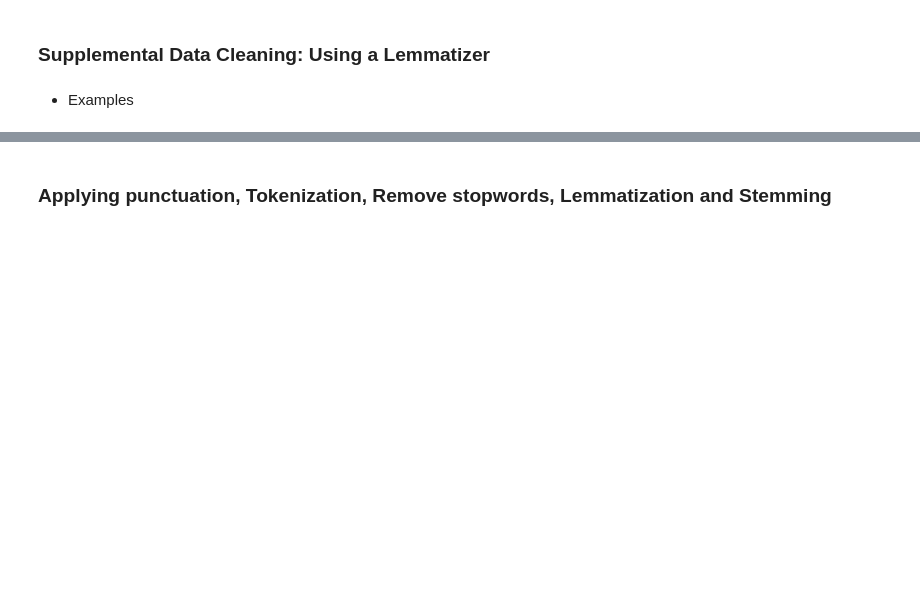
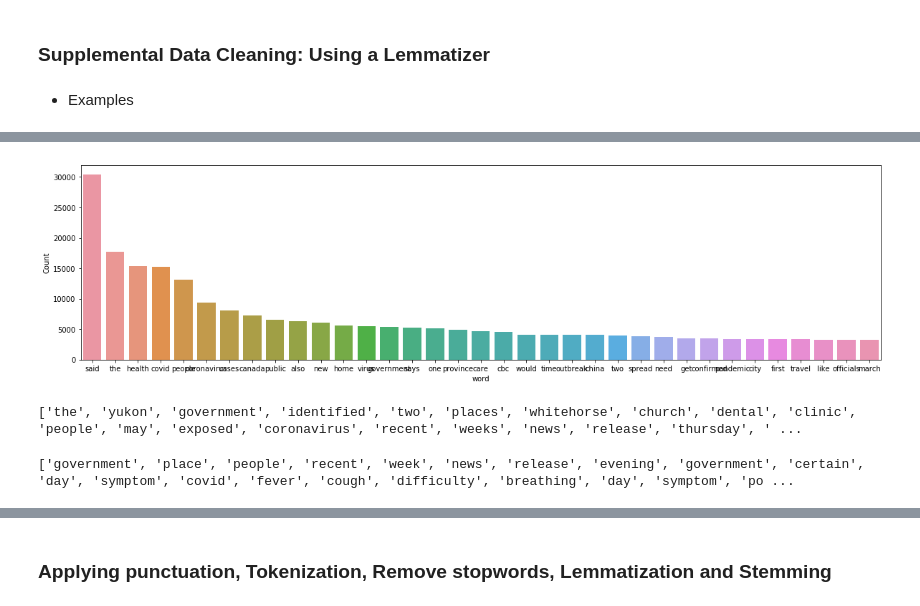
Before and after one commit to Vectorlites/Capstone, a Jupyter notebook: covid_hackathon_Merged.ipynb, the cells around one changed output, grey strips where cells are left out. Drawn from its saved outputs; the diff is of its cells as text; code cells hidden in the pictures; blank space fills up the shorter version.

```diff
--- a/covid_hackathon_Merged.ipynb
+++ b/covid_hackathon_Merged.ipynb
@@ -319,0 +738,18 @@ df.head(10)
+# %%
+# function to remove stopwords
+def remove_stopwords(rev):
+    rev_new = " ".join([i for i in rev if i not in stop_words])
+    return rev_new
+
+# remove short words (length < 3)
+df['text'] = df['text'].apply(lambda x: ' '.join([w for w in x.split() if len(w)>2]))
+
+# remove stopwords from the text
+reviews = [remove_stopwords(r.split()) for r in df['text']]
+
+# make entire text lowercase
+reviews = [r.lower() for r in reviews]
+# %%
+freq_words(reviews, 35)
+# %% [output]
+[figure, added]
@@ -319,0 +767,10 @@ df.head(10)
+# %%
+tokenized_reviews = pd.Series(reviews).apply(lambda x: x.split())
+print(tokenized_reviews[1])
+# %% [output]
+['the', 'yukon', 'government', 'identified', 'two', 'places', 'whitehorse', 'church', 'dental', 'clinic', 'people', 'may', 'exposed', 'coronavirus', 'recent', 'weeks', 'news', 'release', 'thursday', ' ...
+# %%
+reviews_2 = lemmatization(tokenized_reviews)
+print(reviews_2[1]) # print lemmatized review
+# %% [output]
+['government', 'place', 'people', 'recent', 'week', 'news', 'release', 'evening', 'government', 'certain', 'day', 'symptom', 'covid', 'fever', 'cough', 'difficulty', 'breathing', 'day', 'symptom', 'po ...
```
Also changed, not shown: parts of 202 cells of this notebook.
